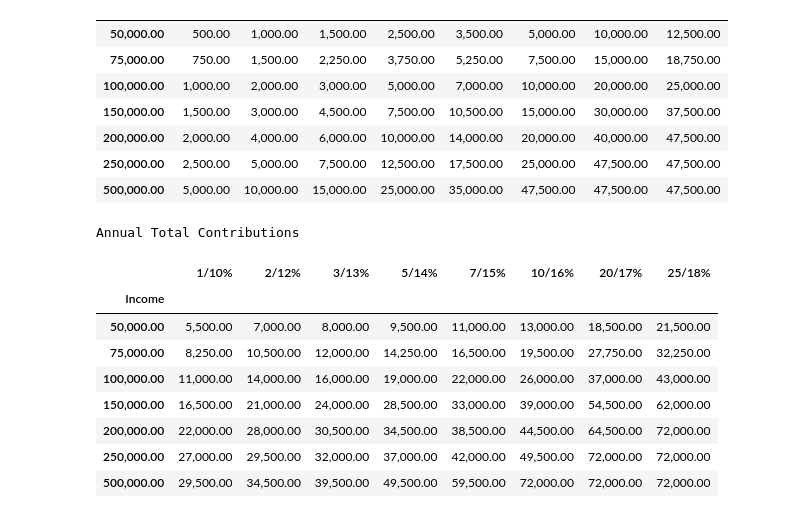
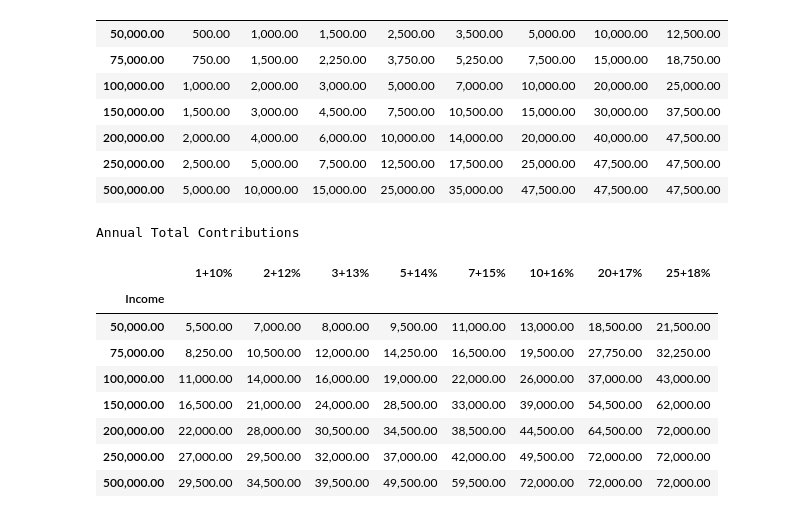
Before and after one commit to rmarioluism/finance_calculators, a Jupyter notebook: examples/how_much_to_invest.ipynb, the cells around one changed output. Cells and saved outputs as stored; diff of their text form; code cells hidden in the pictures.

```diff
--- a/examples/how_much_to_invest.ipynb
+++ b/examples/how_much_to_invest.ipynb
@@ -96,14 +96,14 @@ Annual Employer Contributions
 # %%
 # TODO Create a dataframe that adds the two contributions using one employer matching percentage
 total_df = pd.DataFrame(amounts_df_yr.values + amounts_df_yr_matching.values,columns=amounts_df_yr.columns)
 total_df.Income = amounts_df_yr.Income
-columns = [f"{int(c)}/{int(b)}%" for b,c in zip(amounts_df_yr.columns.values[1:], amounts_df_yr_matching.columns.values[1:])]
+columns = [f"{int(c)}+{int(b)}%" for b,c in zip(amounts_df_yr.columns.values[1:], amounts_df_yr_matching.columns.values[1:])]
 total_df.columns = [amounts_df_yr.columns.values[0]] + columns
 amounts = reformat(total_df.copy(),periods=1,contribution_type= "total")
 display(amounts)
 # %% [output]
 Annual Total Contributions
-|  | 1/10% | 2/12% | 3/13% | 5/14% | 7/15% | 10/16% | 20/17% | 25/18% |
+|  | 1+10% | 2+12% | 3+13% | 5+14% | 7+15% | 10+16% | 20+17% | 25+18% |
 | Income |  |  |  |  |  |  |  |  |
 | 50,000.00 | 5,500.00 | 7,000.00 | 8,000.00 | 9,500.00 | 11,000.00 | 13,000.00 | 18,500.00 | 21,500.00 |
 | 75,000.00 | 8,250.00 | 10,500.00 | 12,000.00 | 14,250.00 | 16,500.00 | 19,500.00 | 27,750.00 | 32,250.00 |
```
Also changed, not shown: parts of 1 cell of this notebook, 2 other files.
